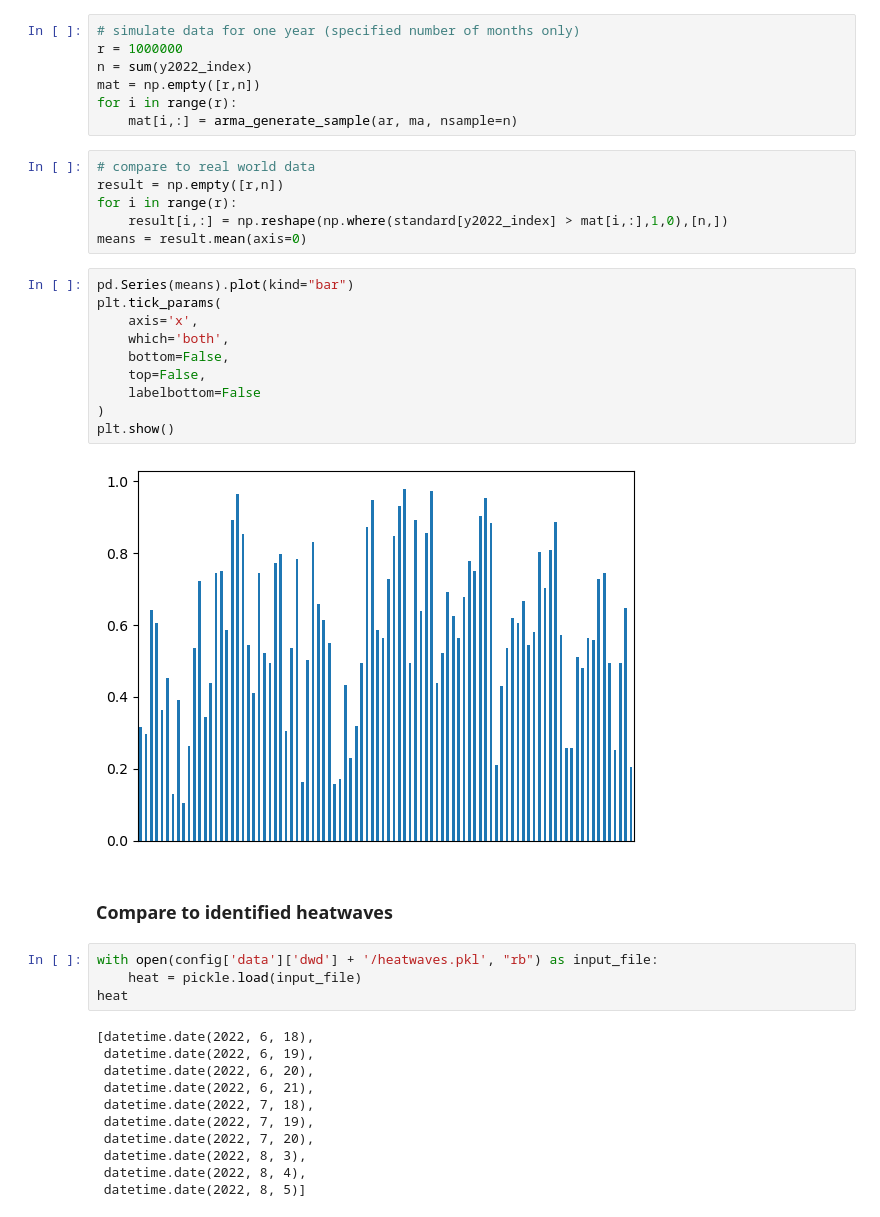
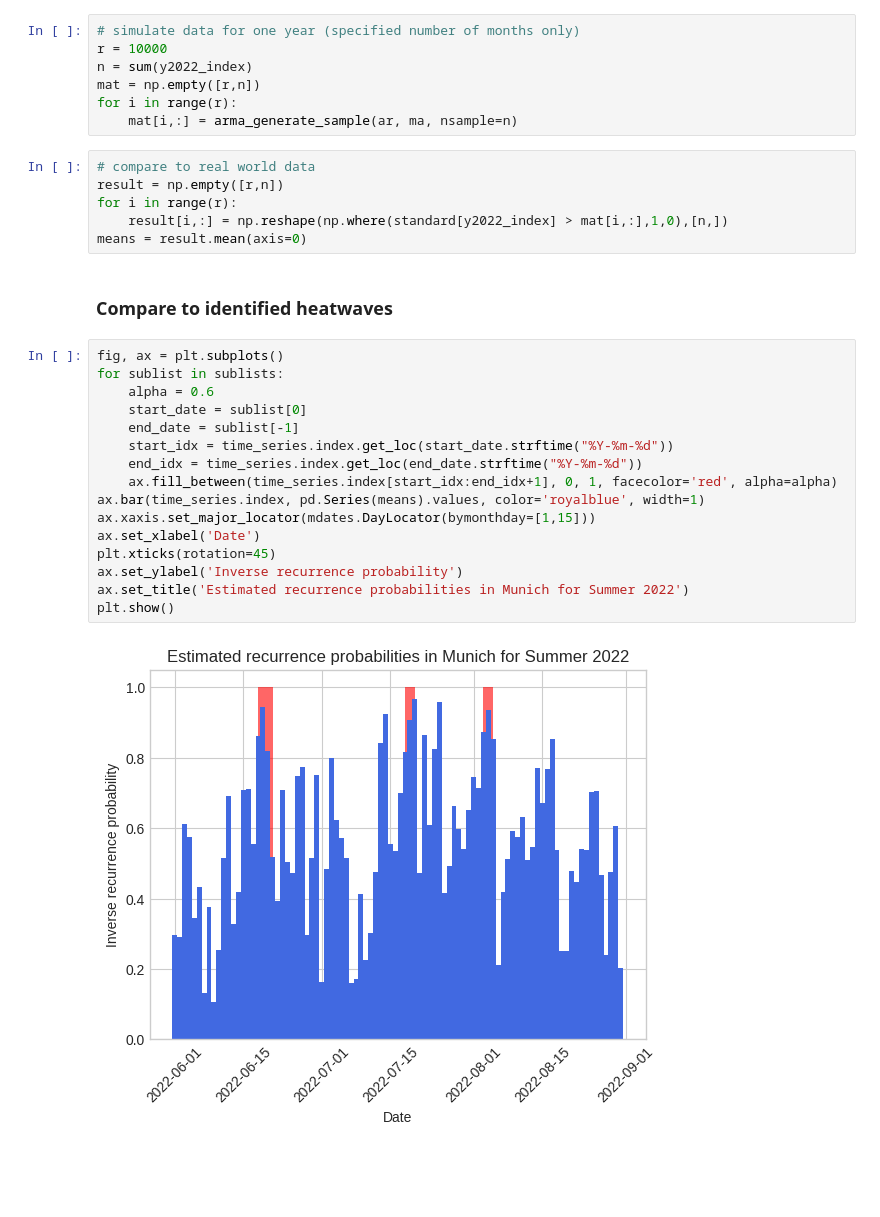
Before and after one commit to MGenschow/DS_Project, a Jupyter notebook: modules/models/heatwaves/recurrence_prob.ipynb, the cells around one changed output. Saved outputs shown, nothing was run; the diff lists cells and outputs as text; blank space fills up the shorter version.

```diff
--- a/modules/models/heatwaves/recurrence_prob.ipynb
+++ b/modules/models/heatwaves/recurrence_prob.ipynb
@@ -117,6 +189,6 @@ ma = np.r_[1, ma]
 # %%
 # simulate data for one year (specified number of months only)
-r = 1000000
+r = 10000
 n = sum(y2022_index)
 mat = np.empty([r,n])
 for i in range(r):
@@ -127,35 +199,26 @@ result = np.empty([r,n])
 for i in range(r):
     result[i,:] = np.reshape(np.where(standard[y2022_index] > mat[i,:],1,0),[n,])
 means = result.mean(axis=0)
-# %%
-pd.Series(means).plot(kind="bar")
-plt.tick_params(
-    axis='x',
-    which='both',
-    bottom=False,
-    top=False,
-    labelbottom=False
-)
-plt.show()
-# %% [output]
-[figure, removed]
 # %% [markdown]
 ### Compare to identified heatwaves
-# %%
-with open(config['data']['dwd'] + '/heatwaves.pkl', "rb") as input_file:
-    heat = pickle.load(input_file)
-heat
-# %% [output]
-[datetime.date(2022, 6, 18),
- datetime.date(2022, 6, 19),
- datetime.date(2022, 6, 20),
- datetime.date(2022, 6, 21),
- datetime.date(2022, 7, 18),
- datetime.date(2022, 7, 19),
- datetime.date(2022, 7, 20),
- datetime.date(2022, 8, 3),
- datetime.date(2022, 8, 4),
- datetime.date(2022, 8, 5)]
+# %%
+fig, ax = plt.subplots()
+for sublist in sublists:
+    alpha = 0.6
+    start_date = sublist[0]
+    end_date = sublist[-1]
+    start_idx = time_series.index.get_loc(start_date.strftime("%Y-%m-%d"))
+    end_idx = time_series.index.get_loc(end_date.strftime("%Y-%m-%d"))
+    ax.fill_between(time_series.index[start_idx:end_idx+1], 0, 1, facecolor='red', alpha=alpha)
+ax.bar(time_series.index, pd.Series(means).values, color='royalblue', width=1)
+ax.xaxis.set_major_locator(mdates.DayLocator(bymonthday=[1,15]))
+ax.set_xlabel('Date')
+plt.xticks(rotation=45)
+ax.set_ylabel('Inverse recurrence probability')
+ax.set_title('Estimated recurrence probabilities in Munich for Summer 2022')
+plt.show()
+# %% [output]
+[figure, added]
 # %%
 heat_index = [i in heat for i in pd.to_datetime(tseries[y2022_index].index).to_series().dt.date]
 recurrence_prob = pd.Series(means[heat_index], index=heat)
```
Also changed, not shown: parts of 26 cells of this notebook.
